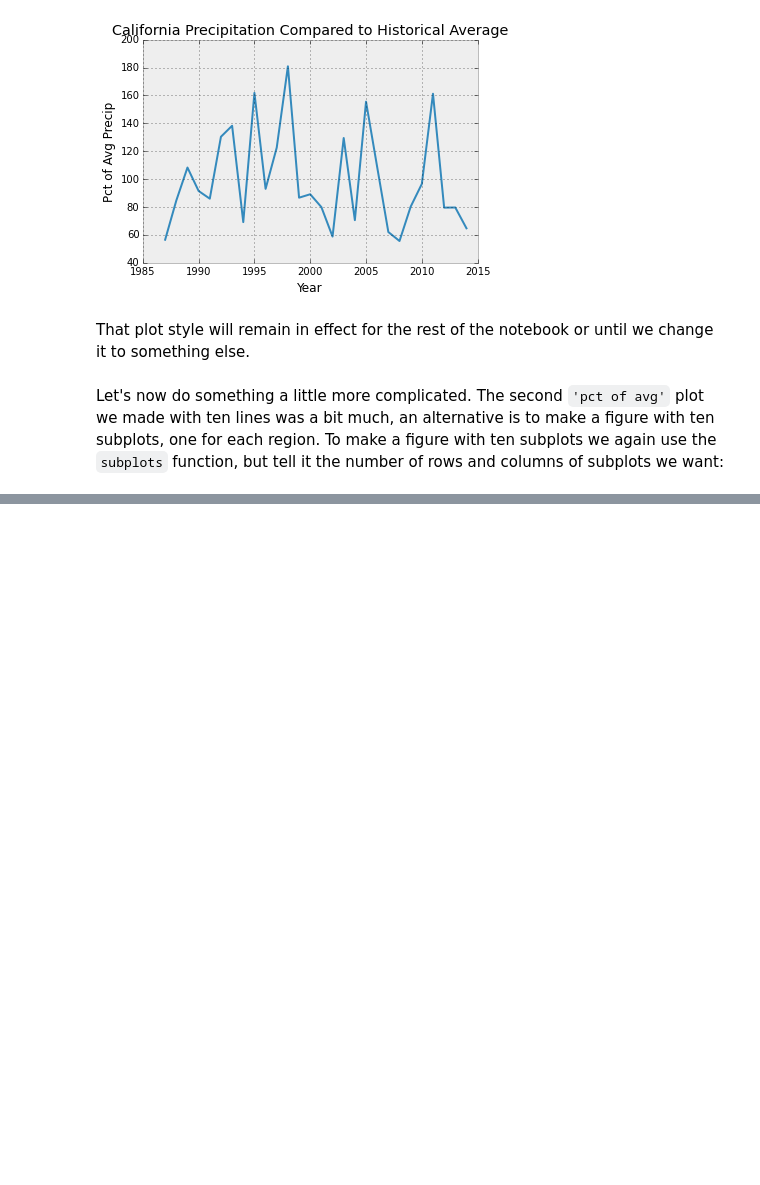
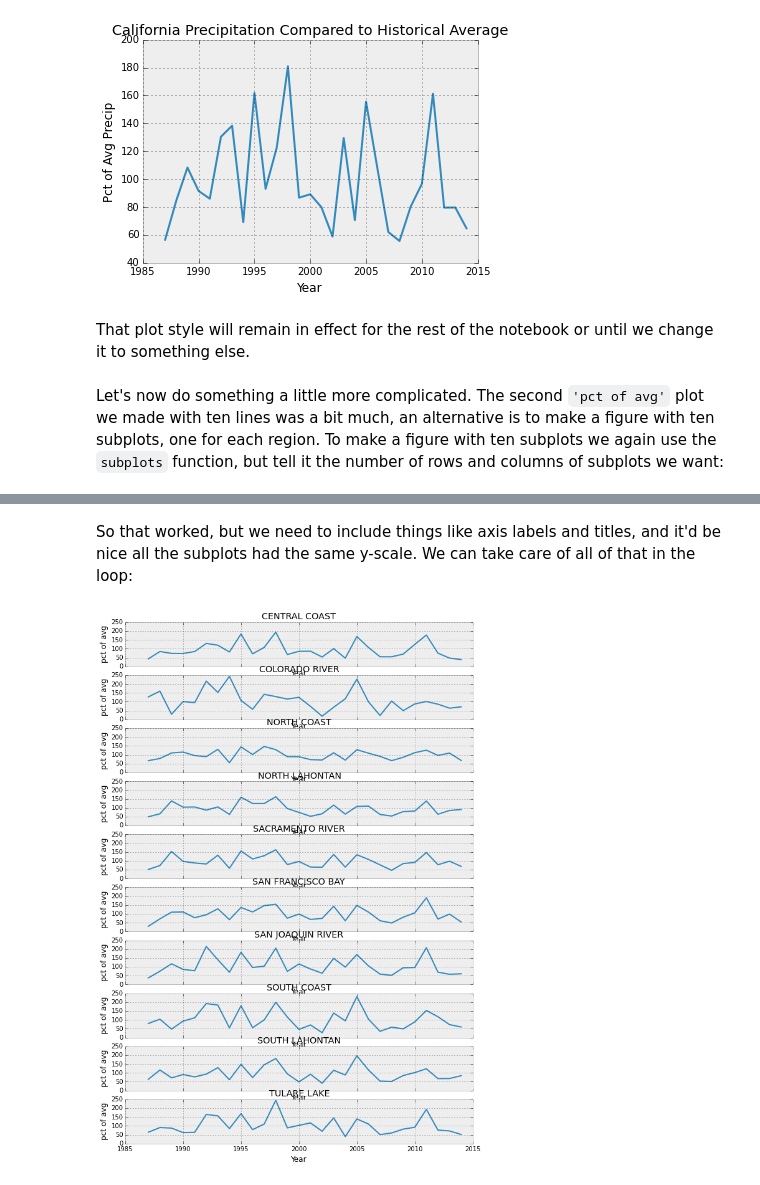
Before and after one commit to jiffyclub/2015-07-06-scipy, a Jupyter notebook: scientific_python/Intro to Plotting.ipynb, the cells around one changed output, grey strips where cells are left out. Cells and saved outputs as stored; diff of their text form; code cells hidden in the pictures; blank space fills up the shorter version.

```diff
--- a/scientific_python/Intro to Plotting.ipynb
+++ b/scientific_python/Intro to Plotting.ipynb
@@ -246,0 +289,15 @@ fig, ax = plt.subplots(10, 1)
+# %% [markdown]
+So that worked, but we need to include things like axis labels and titles,
+and it'd be nice all the subplots had the same y-scale.
+We can take care of all of that in the loop:
+# %%
+fig, axes = plt.subplots(nrows=10, ncols=1, sharex=True, figsize=(10, 15))
+for col_name, ax in zip(regional_yearly.columns, axes):
+    col = regional_yearly[col_name]
+    ax.plot(col.index, col)
+    ax.set_xlabel('Year')
+    ax.set_ylabel('pct of avg')
+    ax.set_ylim(0, 250)
+    ax.set_title(col_name)
+# %% [output]
+[figure, added]
```
Also changed, not shown: parts of 11 cells of this notebook.
